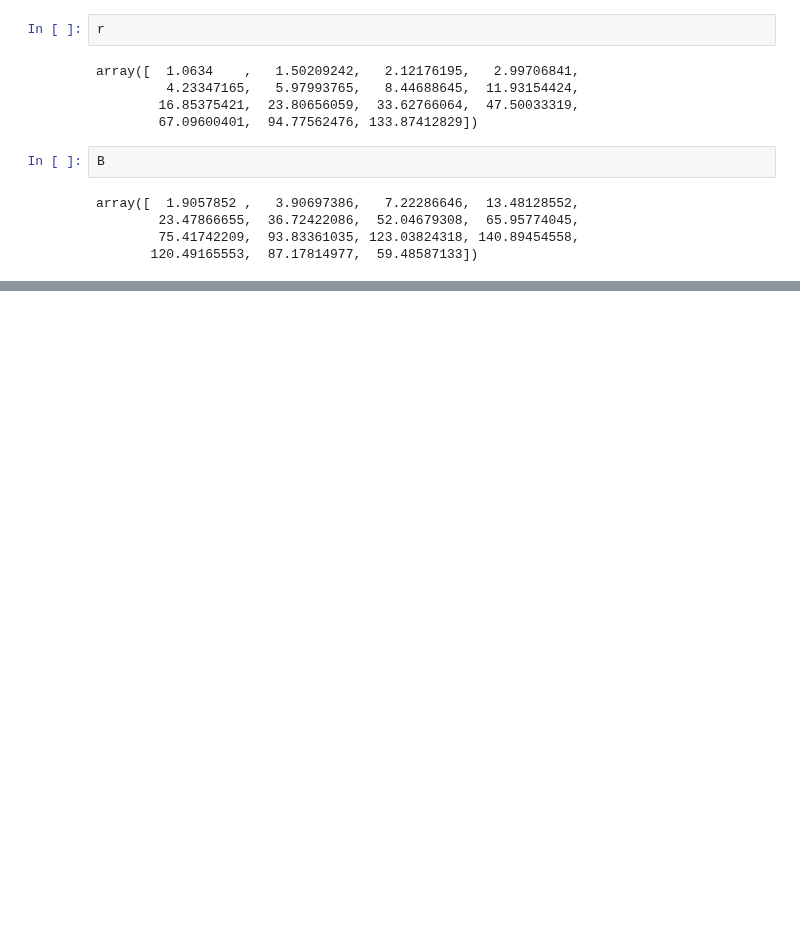
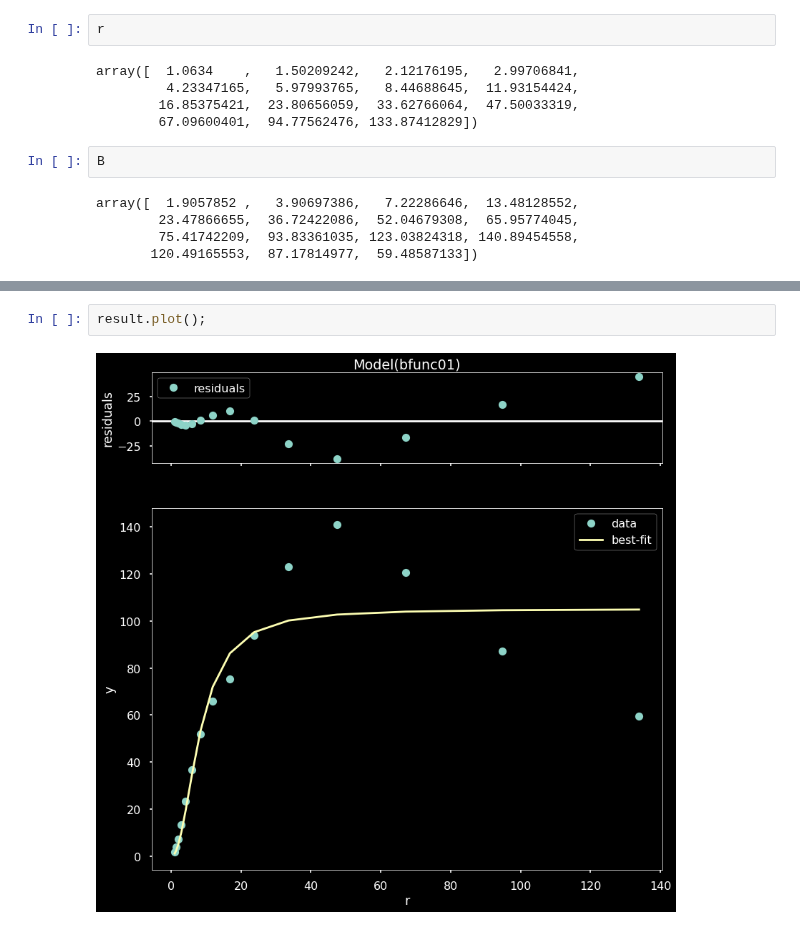
Before and after one commit to will-henney/JavGVastro-PhD, a Jupyter notebook: Confidence_interval.ipynb, the cells around one changed output, grey strips where cells are left out. Saved outputs shown, nothing was run; the diff lists cells and outputs as text; blank space fills up the shorter version.

```diff
--- a/Confidence_interval.ipynb
+++ b/Confidence_interval.ipynb
@@ -100,0 +152,4 @@ lmfit.printfuncs.report_ci(ci)
+# %%
+result.plot();
+# %% [output]
+[figure, added]
```
Also changed, not shown: parts of 40 cells of this notebook.
